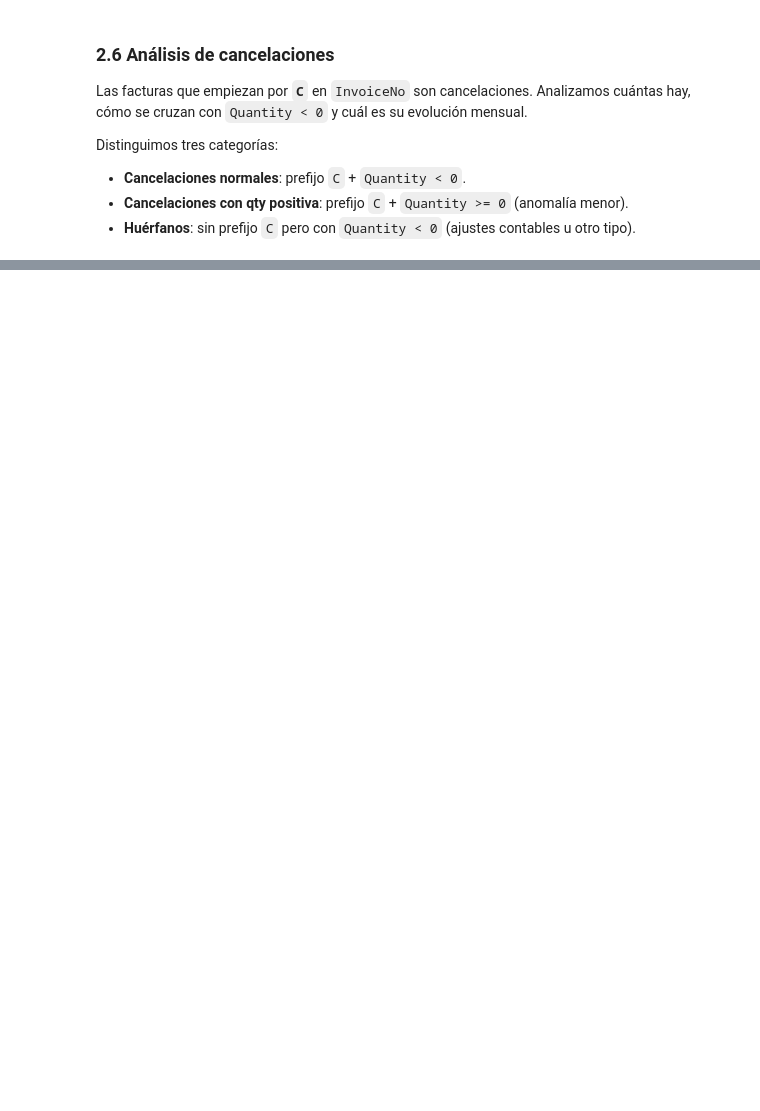
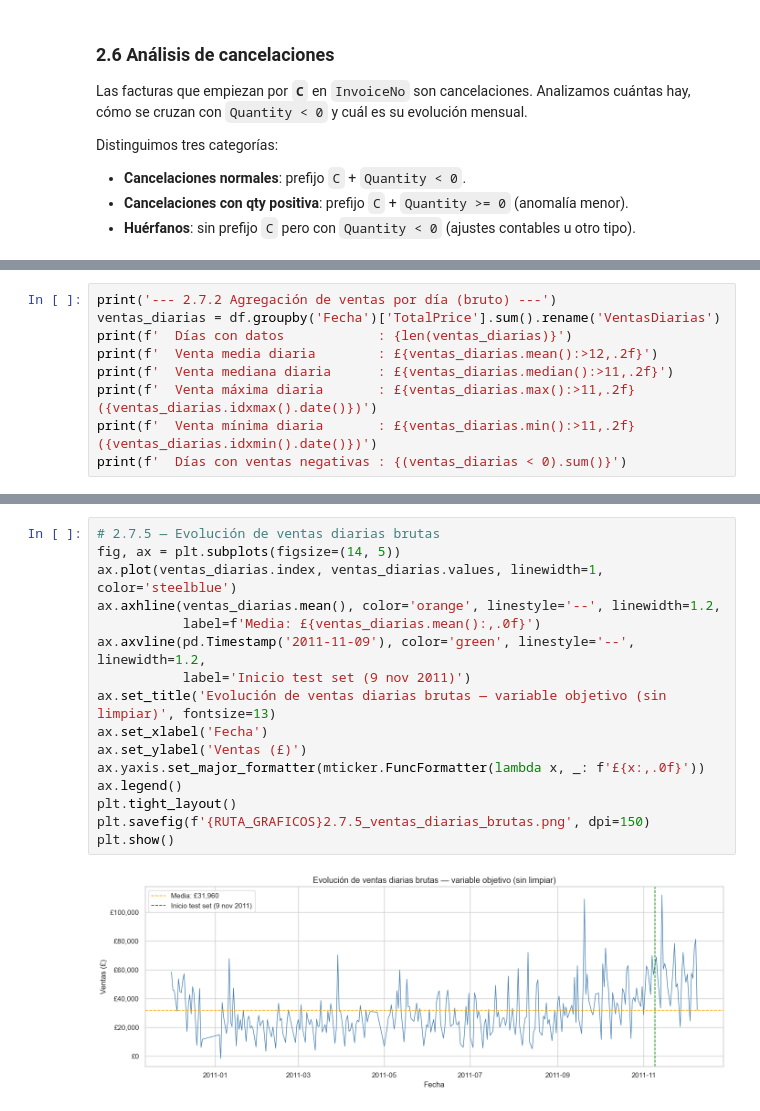
Before and after one commit to ravel01106/proyecto-master-ia-big-data, a Jupyter notebook: notebooks/regression_proyect/analysis/eda_data.ipynb, the cells around one changed output, grey strips where cells are left out. Saved outputs shown, nothing was run; the diff lists cells and outputs as text; blank space fills up the shorter version.

```diff
--- a/notebooks/regression_proyect/analysis/eda_data.ipynb
+++ b/notebooks/regression_proyect/analysis/eda_data.ipynb
@@ -612,0 +990,9 @@ plt.show()
+# %%
+print('--- 2.7.2 Agregación de ventas por día (bruto) ---')
+ventas_diarias = df.groupby('Fecha')['TotalPrice'].sum().rename('VentasDiarias')
+print(f'  Días con datos            : {len(ventas_diarias)}')
+print(f'  Venta media diaria        : £{ventas_diarias.mean():>12,.2f}')
+print(f'  Venta mediana diaria      : £{ventas_diarias.median():>11,.2f}')
+print(f'  Venta máxima diaria       : £{ventas_diarias.max():>11,.2f} ({ventas_diarias.idxmax().date()})')
+print(f'  Venta mínima diaria       : £{ventas_diarias.min():>11,.2f} ({ventas_diarias.idxmin().date()})')
+print(f'  Días con ventas negativas : {(ventas_diarias < 0).sum()}')
@@ -612,0 +1033,18 @@ plt.show()
+# %%
+# 2.7.5 — Evolución de ventas diarias brutas
+fig, ax = plt.subplots(figsize=(14, 5))
+ax.plot(ventas_diarias.index, ventas_diarias.values, linewidth=1, color='steelblue')
+ax.axhline(ventas_diarias.mean(), color='orange', linestyle='--', linewidth=1.2,
+           label=f'Media: £{ventas_diarias.mean():,.0f}')
+ax.axvline(pd.Timestamp('2011-11-09'), color='green', linestyle='--', linewidth=1.2,
+           label='Inicio test set (9 nov 2011)')
+ax.set_title('Evolución de ventas diarias brutas — variable objetivo (sin limpiar)', fontsize=13)
+ax.set_xlabel('Fecha')
+ax.set_ylabel('Ventas (£)')
+ax.yaxis.set_major_formatter(mticker.FuncFormatter(lambda x, _: f'£{x:,.0f}'))
+ax.legend()
+plt.tight_layout()
+plt.savefig(f'{RUTA_GRAFICOS}2.7.5_ventas_diarias_brutas.png', dpi=150)
+plt.show()
+# %% [output]
+[figure, added]
```
Also changed, not shown: parts of 39 cells of this notebook, 5 other files.
